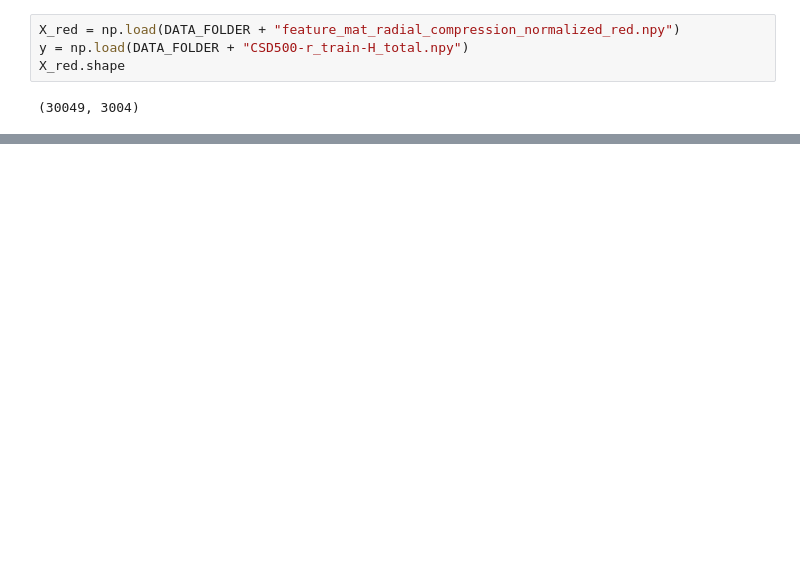
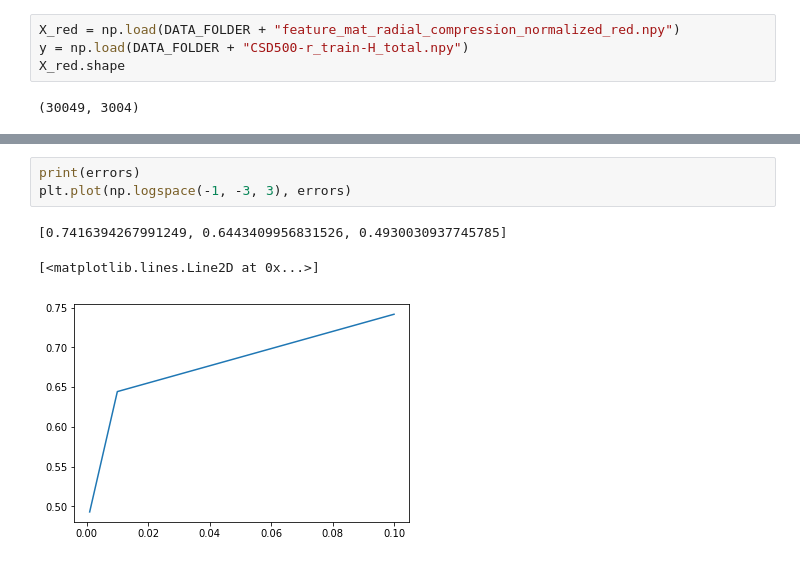
Before and after one commit to EtienneBonvin/cosmo_project, a Jupyter notebook: Deep_Learning_Approach.ipynb, the cells around one changed output, grey strips where cells are left out. Drawn from its saved outputs; the diff is of its cells as text; blank space fills up the shorter version.

```diff
--- a/Deep_Learning_Approach.ipynb
+++ b/Deep_Learning_Approach.ipynb
@@ -620,0 +542,7 @@ rmse(result, y_test)
+# %%
+print(errors)
+plt.plot(np.logspace(-1, -3, 3), errors)
+# %% [output]
+[0.7416394267991249, 0.6443409956831526, 0.4930030937745785]
+[<matplotlib.lines.Line2D at 0x...>]
+[figure, added]
```
Also changed, not shown: parts of 58 cells of this notebook, 2 other files.
